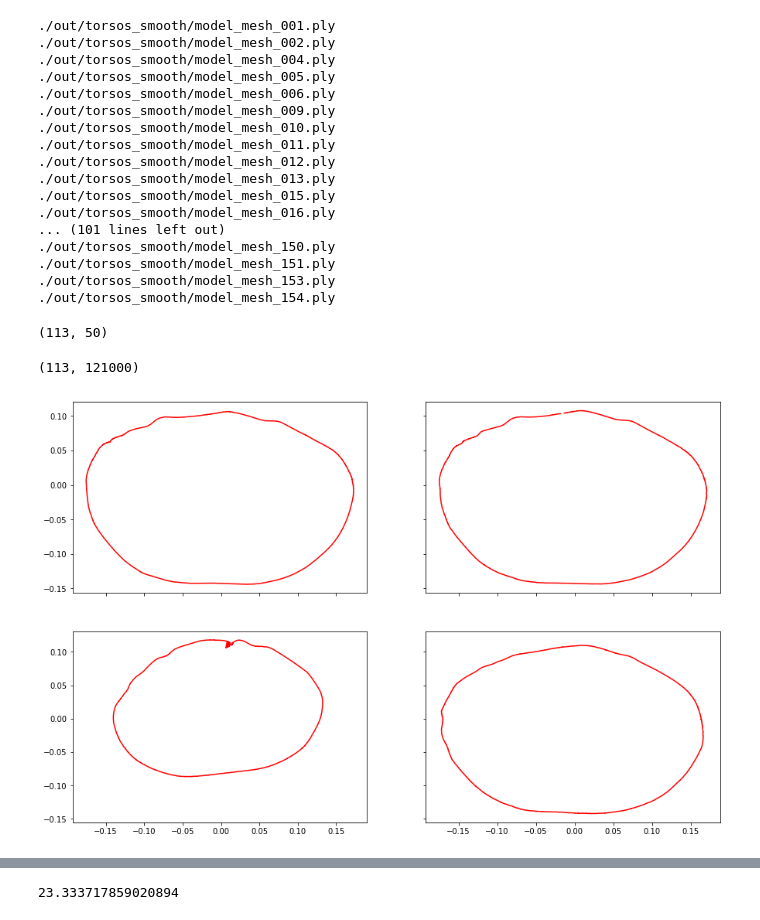
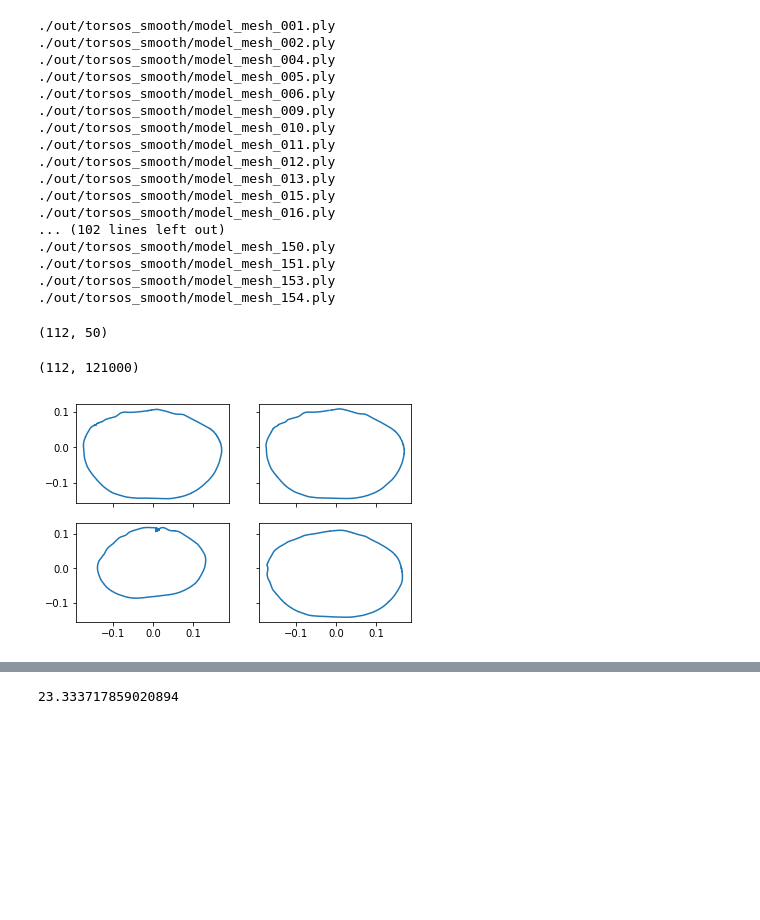
Before and after one commit to pablo1n7/pymesh-torsos-landmarks, a Jupyter notebook: pca_torsos-3-procrustes.ipynb, the cells around one changed output, grey strips where cells are left out. Drawn from its saved outputs; the diff is of its cells as text; code cells hidden in the pictures; blank space fills up the shorter version.

```diff
--- a/pca_torsos-3-procrustes.ipynb
+++ b/pca_torsos-3-procrustes.ipynb
@@ -30,14 +32,17 @@ fs_mesh = np.array(sorted(glob("./out/torsos_smooth/*.ply")))
 #     print "------------------------------"
 # %%
 fetas =[]
+ids = []
 for mesh_f in fs_mesh[:]:
+    print mesh_f
+    if mesh_f == "./out/torsos_smooth/model_mesh_067.ply" or mesh_f == "./out/torsos_smooth/model_mesh_062.ply" or mesh_f == "./out/torsos_smooth/model_mesh_076.ply" or mesh_f == "./out/torsos_smooth/model_mesh_108.ply" or  mesh_f == "./out/torsos_smooth/model_mesh_149.ply":
+        print("omitido")
+        continue
     fetas_i = [str(i)+"-feta-"+mesh_f.split("/")[-1]+".ply" for i in range(0,50)]
     #mesh_torso = pymesh.load_mesh(mesh_f)
     medidas = []
-    print mesh_f
-    if mesh_f == "./out/torsos_smooth/model_mesh_062.ply" or mesh_f == "./out/torsos_smooth/model_mesh_076.ply" or mesh_f == "./out/torsos_smooth/model_mesh_108.ply" or  mesh_f == "./out/torsos_smooth/model_mesh_149.ply":
-        print("omitido")
-        continue
+    ids.append(re.findall(r'\d+',mesh_f)[0])
+
     for f in fetas_i:
         mesh = pymesh.load_mesh("./out/fetas_reales/"+f)
         #print "./out/fetas_reales/"+f
@@ -60,7 +65,7 @@ for mesh_f in fs_mesh[:]:
 ./out/torsos_smooth/model_mesh_013.ply
 ./out/torsos_smooth/model_mesh_015.ply
 ./out/torsos_smooth/model_mesh_016.ply
-... (101 lines left out)
+... (102 lines left out)
 ./out/torsos_smooth/model_mesh_150.ply
 ./out/torsos_smooth/model_mesh_151.ply
 ./out/torsos_smooth/model_mesh_153.ply
@@ -68,7 +73,7 @@ for mesh_f in fs_mesh[:]:
 # %%
 np.shape(fetas)
 # %% [output]
-(113, 50)
+(112, 50)
 # %%
 def lin_refine_implicit(x, n):
     """
@@ -119,20 +124,20 @@ for i in fetas[:]:
 # %%
 np.shape(indi_values)
 # %% [output]
-(113, 121000)
+(112, 121000)
 # %%
 f, ((ax1, ax2), (ax3, ax4)) = plt.subplots(2, 2, sharex='col', sharey='row')
-ax1.plot(temp_vertex[0][:,0],temp_vertex[0][:,1],"-",c=colors[0])
+ax1.plot(temp_vertex[0][:,0],temp_vertex[0][:,1],"-")
 
-ax2.plot(temp_vertex[1][:,0],temp_vertex[1][:,1],"-",c=colors[5])
+ax2.plot(temp_vertex[1][:,0],temp_vertex[1][:,1],"-")
 
-ax3.plot(temp_vertex[-1][:,0],temp_vertex[-1][:,1],"-",c=colors[5])
+ax3.plot(temp_vertex[-1][:,0],temp_vertex[-1][:,1],"-")
 
-ax4.plot(temp_vertex[3][:,0],temp_vertex[3][:,1],"-",c=colors[5])
+ax4.plot(temp_vertex[3][:,0],temp_vertex[3][:,1],"-")
 
 plt.show()
 # %% [output]
-[figure, old version]
+[figure, new version]
 # %%
 fetas_outl = np.array(indi_values)
 # %%
```
Also changed, not shown: parts of 58 cells of this notebook, 9 other files.
